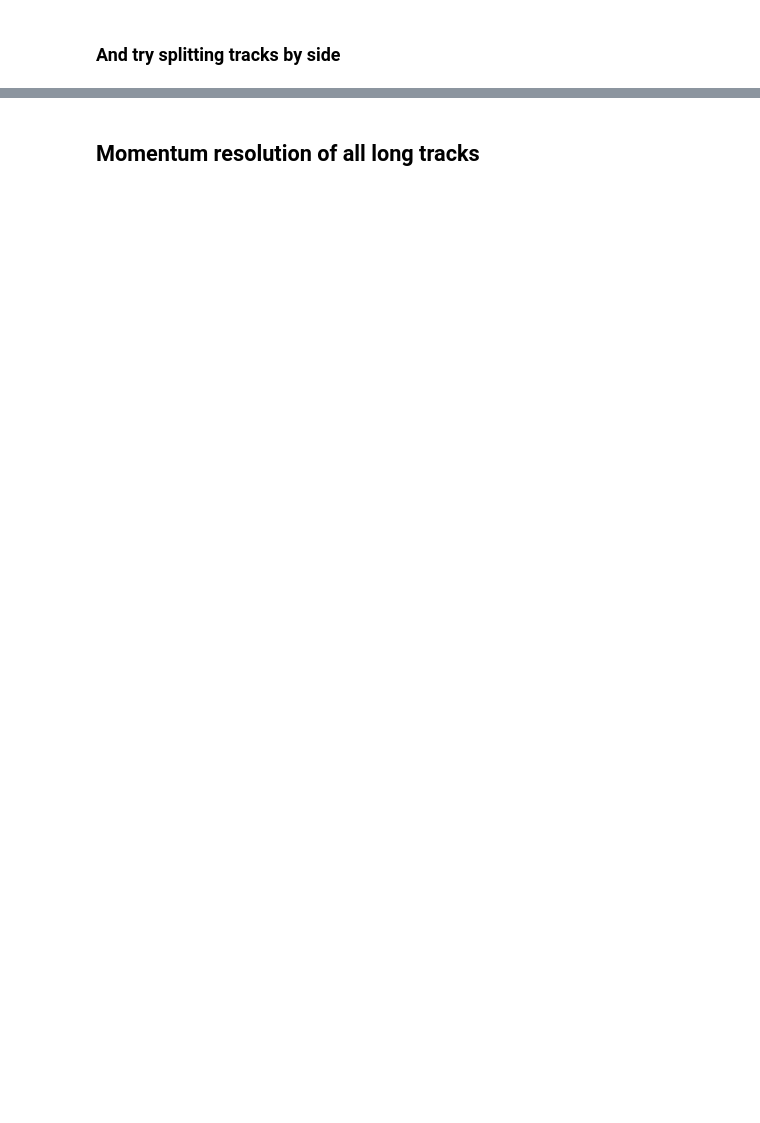
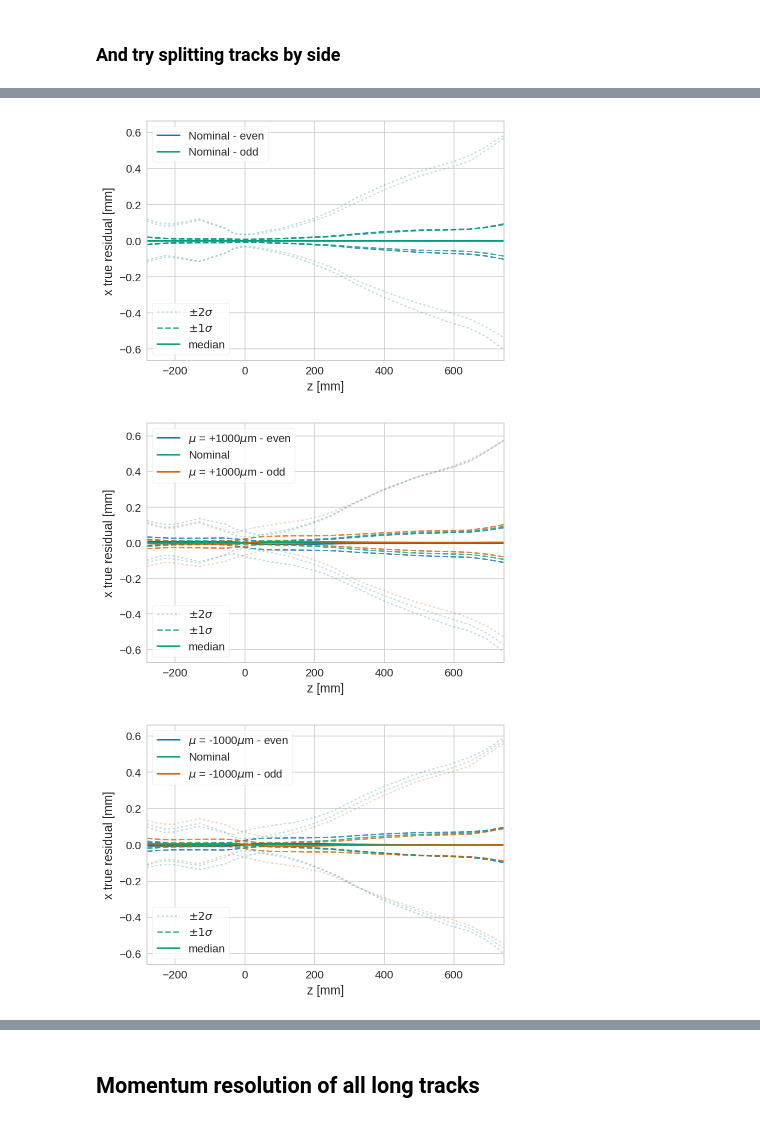
Before and after one commit to chrisburr/lhcb-velopix-studies, a Jupyter notebook: hybrid-distortions/notebooks/Further studies (y=±1000um).ipynb, the cells around one changed output, grey strips where cells are left out. Drawn from its saved outputs; the diff is of its cells as text; code cells hidden in the pictures; blank space fills up the shorter version.

```diff
--- a/hybrid-distortions/notebooks/Further studies (y=±1000um).ipynb
+++ b/hybrid-distortions/notebooks/Further studies (y=±1000um).ipynb
@@ -96,7 +102,7 @@ def _get_ys(scenario, var, side):
     ys = rs.quantile([0.5+sigma[2]/2, 0.5+sigma[1]/2, 0.5, 0.5-sigma[1]/2, 0.5-sigma[2]/2])
     return (scenario, side), ys
 
-def plot_residual(var, vs_station=False, sides=None):
+def plot_residual(var, vs_station=False, sides=None, suffix=''):
     plt.figure()
     sides = sides or list(zip(scenarios, [None]*len(scenarios)))
     stations = residuals['Original_DB'].station.cat.categories.values
@@ -111,20 +117,24 @@ def plot_residual(var, vs_station=False, sides=None):
     for (scenario, side), colour in zip(sides, sns.color_palette(n_colors=len(scenarios)*len(sides))):
         lines = []
         for (quantile, y), a, ls in zip(ys[(scenario, side)].groupby(level=1, sort=True), alphas, linestyles):
-            label = [None, scenario if side is None else f'{scenario} - {["even", "odd"][side]}'][quantile == 0.5]
+            label = utils.format_label(scenario)
+            label = [None, label if side is None else f'{label} - {["even", "odd"][side]}'][quantile == 0.5]
             l, = plt.plot(xs, y.values, c=colour, alpha=a, ls=ls, label=label)
             lines.append(l)
 
         if scenario == 'Original_DB':
-            sigma_legend = plt.legend(lines[:3], ['±2σ', '±1σ', 'median'], loc='lower left')
+            sigma_legend = plt.legend(lines[:3], ['$\pm2\sigma$', '$\pm1\sigma$', 'median'], loc='lower left', frameon=True)
 
-    plt.legend(loc='best')
+    plt.legend(loc='best', frameon=True)
     plt.gca().add_artist(sigma_legend)
     plt.xlim((0, 25) if vs_station else (station_positions[0], station_positions[25]))
     plt.xlabel('z [mm]')
-    plt.ylabel(f'{var} [mm]')
-    ylim = abs(max(plt.ylim()))
+    plt.ylabel(f'{var.split("_")[-1]} {" ".join(var.split("_")[:-1])} [mm]')
+    ylim = max(map(abs, plt.ylim()))
+    if var.endswith('_z'):
+        ylim *= 1.5
     plt.ylim((-ylim, ylim))
+    pgf.savefig(join(out_dir, f'{var}_vs_z{suffix}.pgf.png'))
 # %%
 plot_residual('residual_x')
 # %% [output]
@@ -152,7 +162,7 @@ plot_residual('true_residual_z')
 # %% [markdown]
 ### And try splitting tracks by side
 # %%
-plot_residual('true_residual_x', sides=[('Original_DB', 0), ('Original_DB', 1)])
-plot_residual('true_residual_x', sides=[(scenarios[0], 0), ('Original_DB', None), (scenarios[0], 1)])
-plot_residual('true_residual_x', sides=[(scenarios[2], 0), ('Original_DB', None), (scenarios[2], 1)])
+plot_residual('true_residual_x', sides=[('Original_DB', 0), ('Original_DB', 1)], suffix='_left_right_Original_DB')
+plot_residual('true_residual_x', sides=[(scenarios[0], 0), ('Original_DB', None), (scenarios[0], 1)], suffix=f'_left_right_{scenarios[0]}')
+plot_residual('true_residual_x', sides=[(scenarios[2], 0), ('Original_DB', None), (scenarios[2], 1)], suffix=f'_left_right_{scenarios[2]}')
 # %% [output]
@@ -162 +169,4 @@ plot_residual('true_residual_x', sides=[(scenarios[2], 0), ('Original_DB', None)
+[figure, added]
+[figure, added]
+[figure, added]
 # %%
```
Also changed, not shown: parts of 27 cells of this notebook, 1 other file.
